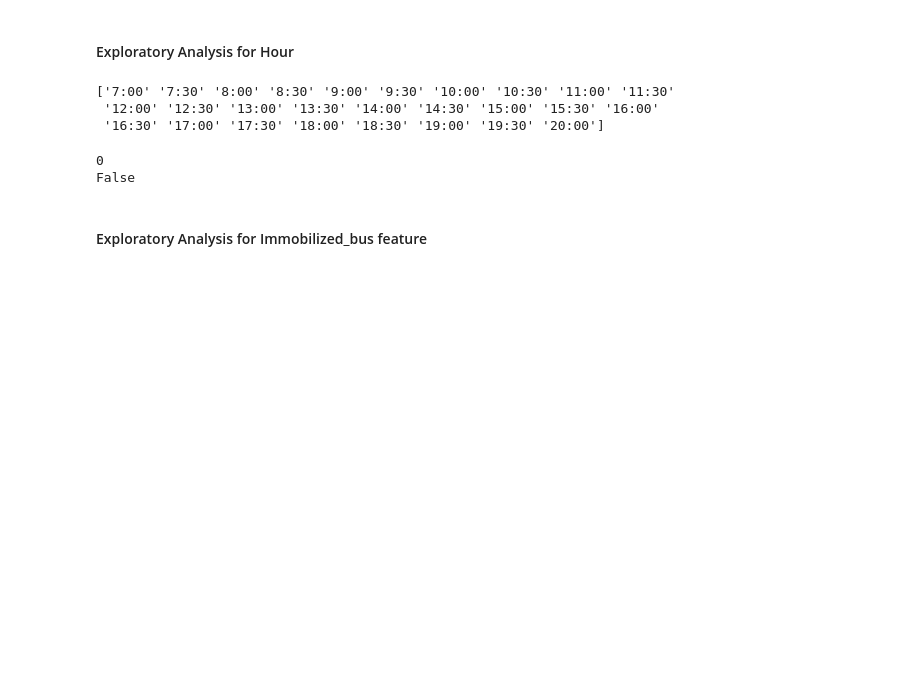
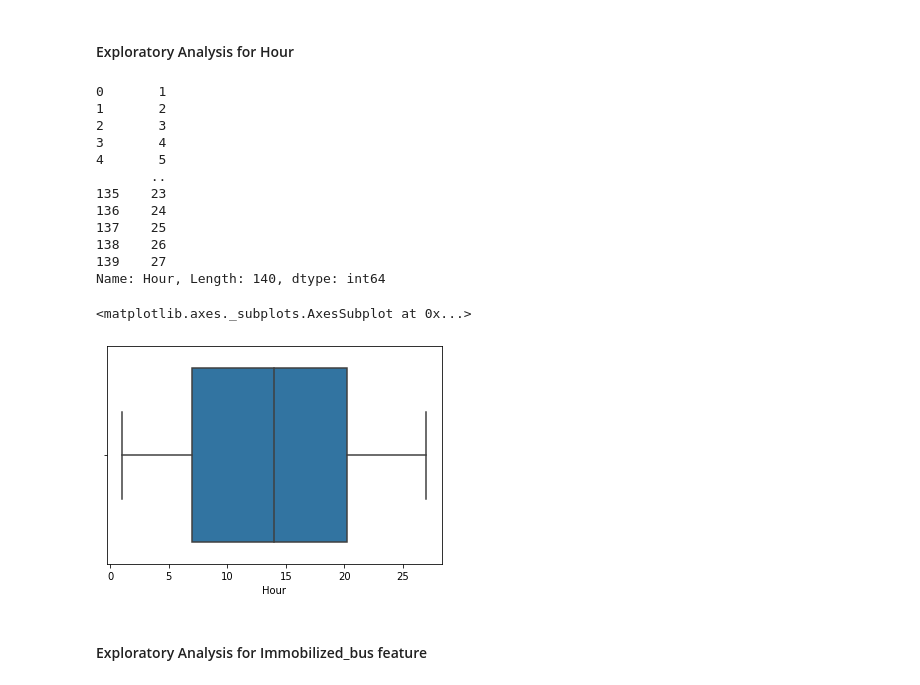
Before and after one commit to badalb/FE, a Jupyter notebook: FE-Project.ipynb, the cells around one changed output. Drawn from its saved outputs; the diff is of its cells as text; code cells hidden in the pictures; blank space fills up the shorter version.

```diff
--- a/FE-Project.ipynb
+++ b/FE-Project.ipynb
@@ -97,18 +98,26 @@ dtype: object
 Check unique values for the given column to understand nature of data (Categorical/Numerical) and missing/empty rows, NA values etc. We will try to fill missing/empty/NA values discard rows and create columns for categorical variables.
 # %% [markdown]
 #### Exploratory Analysis for Hour
-# %%
-print(df.Hour.unique())
-# %% [output]
-['7:00' '7:30' '8:00' '8:30' '9:00' '9:30' '10:00' '10:30' '11:00' '11:30'
- '12:00' '12:30' '13:00' '13:30' '14:00' '14:30' '15:00' '15:30' '16:00'
- '16:30' '17:00' '17:30' '18:00' '18:30' '19:00' '19:30' '20:00']
-# %%
-print(df['Hour'].isnull().sum())
-print(df['Hour'].empty)
-# %% [output]
-0
-False
+# %%
+df['Hour'] = df['Hour'].str.split(':').apply(lambda x: int(x[0]) * 60 + int(x[1])).apply(lambda x: (x - 420)/30 +1)
+df['Hour'] = df['Hour'].astype('int64')
+print(df['Hour'])
+sns.boxplot('Hour', data = df)
+# %% [output]
+0       1
+1       2
+2       3
+3       4
+4       5
+       ..
+135    23
+136    24
+137    25
+138    26
+139    27
+Name: Hour, Length: 140, dtype: int64
+<matplotlib.axes._subplots.AxesSubplot at 0x...>
+[figure, added]
 # %% [markdown]
 #### Exploratory Analysis for Immobilized_bus feature
 # %%
```
Also changed, not shown: parts of 109 cells of this notebook.
